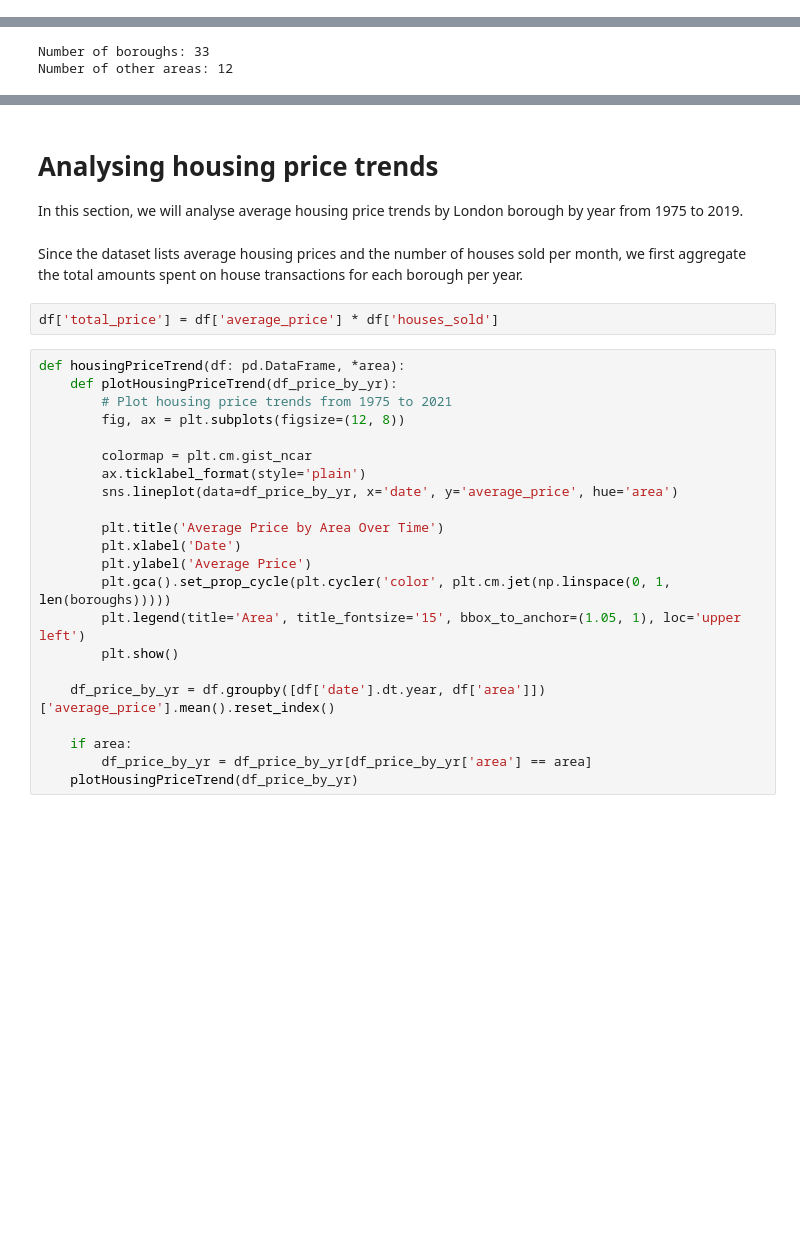
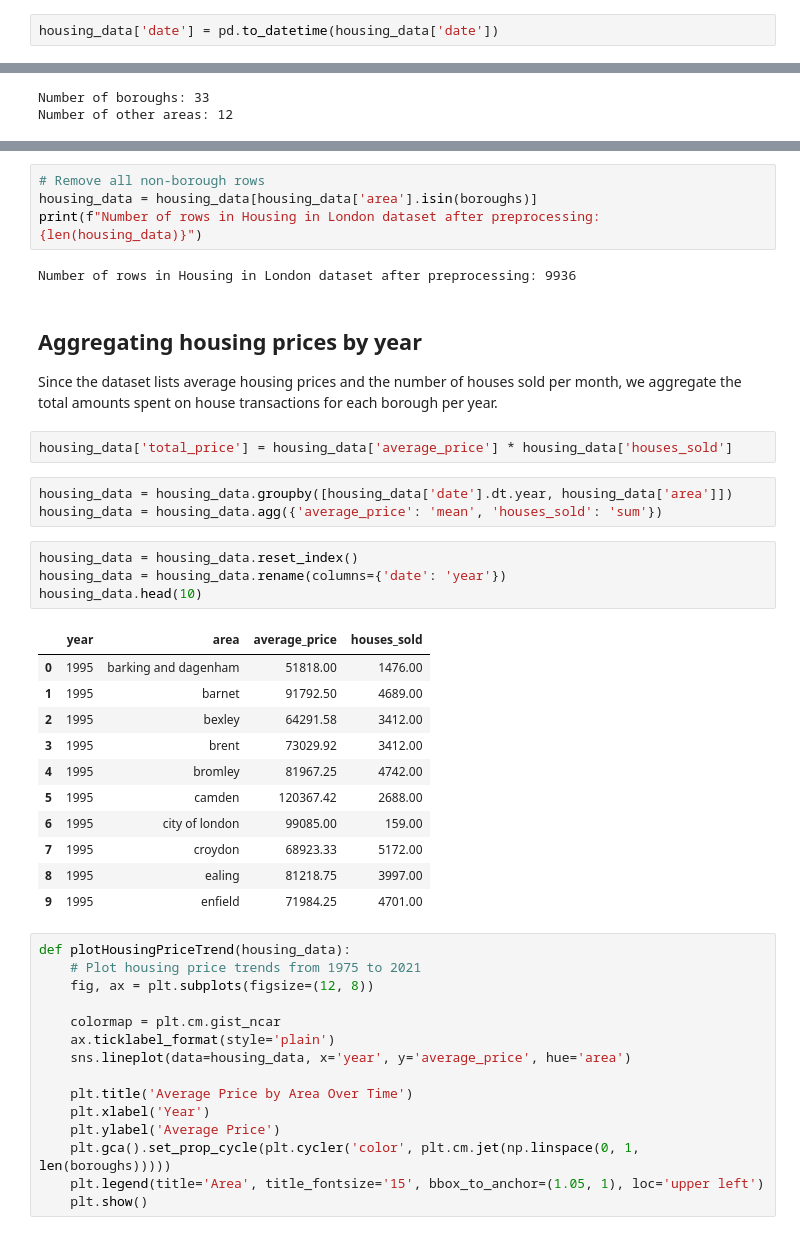
Before and after one commit to jhtkoo0426/uk-qol-analysis, a Jupyter notebook: uk-quality-of-life-analysis.ipynb, the cells around one changed output, grey strips where cells are left out. Drawn from its saved outputs; the diff is of its cells as text; blank space fills up the shorter version.

```diff
--- a/uk-quality-of-life-analysis.ipynb
+++ b/uk-quality-of-life-analysis.ipynb
@@ -49 +78,3 @@ df.tail()
+# %%
+housing_data['date'] = pd.to_datetime(housing_data['date'])
 # %% [markdown]
@@ -98,29 +118,45 @@ df_boroughs.tail()
-# %% [markdown]
-# Analysing housing price trends
-In this section, we will analyse average housing price trends by London borough by year from 1975 to 2019.
+# %%
+# Remove all non-borough rows
+housing_data = housing_data[housing_data['area'].isin(boroughs)]
+print(f"Number of rows in Housing in London dataset after preprocessing: {len(housing_data)}")
+# %% [output]
+Number of rows in Housing in London dataset after preprocessing: 9936
 # %% [markdown]
-Since the dataset lists average housing prices and the number of houses sold per month, we first aggregate the total amounts spent on house transactions for each borough per year.
+## Aggregating housing prices by year
+Since the dataset lists average housing prices and the number of houses sold per month, we aggregate the total amounts spent on house transactions for each borough per year.
 # %%
-df['total_price'] = df['average_price'] * df['houses_sold']
+housing_data['total_price'] = housing_data['average_price'] * housing_data['houses_sold']
+# %%
+housing_data = housing_data.groupby([housing_data['date'].dt.year, housing_data['area']])
+housing_data = housing_data.agg({'average_price': 'mean', 'houses_sold': 'sum'})
+# %%
+housing_data = housing_data.reset_index()
+housing_data = housing_data.rename(columns={'date': 'year'})
+housing_data.head(10)
+# %% [output]
+|  | year | area | average_price | houses_sold |
+| 0 | 1995 | barking and dagenham | 51818.00 | 1476.00 |
+| 1 | 1995 | barnet | 91792.50 | 4689.00 |
+| 2 | 1995 | bexley | 64291.58 | 3412.00 |
+| 3 | 1995 | brent | 73029.92 | 3412.00 |
+| 4 | 1995 | bromley | 81967.25 | 4742.00 |
+| 5 | 1995 | camden | 120367.42 | 2688.00 |
+| 6 | 1995 | city of london | 99085.00 | 159.00 |
+| 7 | 1995 | croydon | 68923.33 | 5172.00 |
+| 8 | 1995 | ealing | 81218.75 | 3997.00 |
+| 9 | 1995 | enfield | 71984.25 | 4701.00 |
 # %%
-def housingPriceTrend(df: pd.DataFrame, *area):
-    def plotHousingPriceTrend(df_price_by_yr):
-        # Plot housing price trends from 1975 to 2021
-        fig, ax = plt.subplots(figsize=(12, 8))
+def plotHousingPriceTrend(housing_data):
+    # Plot housing price trends from 1975 to 2021
+    fig, ax = plt.subplots(figsize=(12, 8))
 
-        colormap = plt.cm.gist_ncar
-        ax.ticklabel_format(style='plain')
-        sns.lineplot(data=df_price_by_yr, x='date', y='average_price', hue='area')
+    colormap = plt.cm.gist_ncar
+    ax.ticklabel_format(style='plain')
+    sns.lineplot(data=housing_data, x='year', y='average_price', hue='area')
 
-        plt.title('Average Price by Area Over Time')
-        plt.xlabel('Date')
-        plt.ylabel('Average Price')
-        plt.gca().set_prop_cycle(plt.cycler('color', plt.cm.jet(np.linspace(0, 1, len(boroughs)))))
-        plt.legend(title='Area', title_fontsize='15', bbox_to_anchor=(1.05, 1), loc='upper left')
-        plt.show()
-
-    df_price_by_yr = df.groupby([df['date'].dt.year, df['area']])['average_price'].mean().reset_index()
-
-    if area:
-        df_price_by_yr = df_price_by_yr[df_price_by_yr['area'] == area]
-    plotHousingPriceTrend(df_price_by_yr)
+    plt.title('Average Price by Area Over Time')
+    plt.xlabel('Year')
+    plt.ylabel('Average Price')
+    plt.gca().set_prop_cycle(plt.cycler('color', plt.cm.jet(np.linspace(0, 1, len(boroughs)))))
+    plt.legend(title='Area', title_fontsize='15', bbox_to_anchor=(1.05, 1), loc='upper left')
+    plt.show()
```
Also changed, not shown: parts of 24 cells of this notebook.
